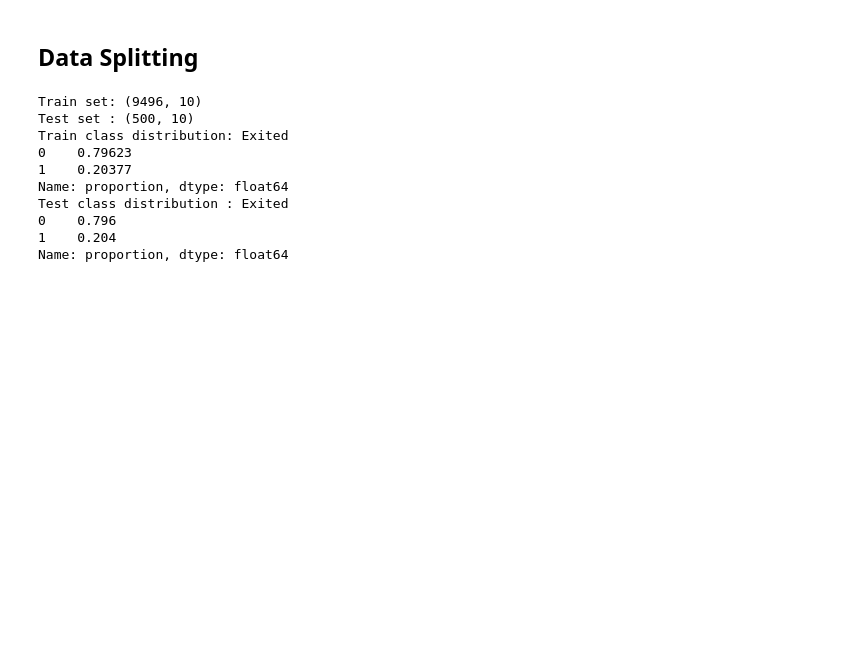
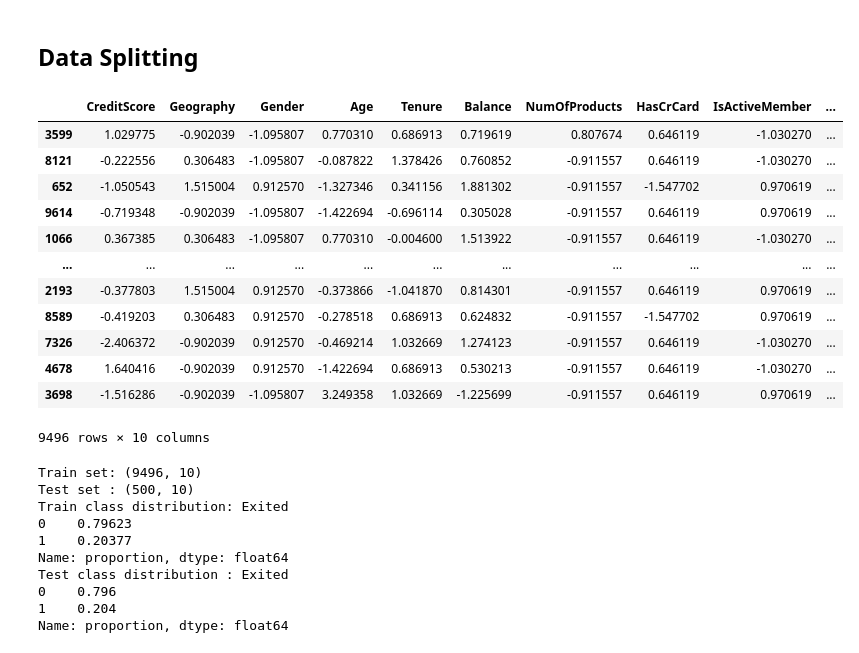
Before and after one commit to farkhanAdhitama/Eksperimen_SML_Muhammad-Farkhan-Adhitama, a Jupyter notebook: preprocessing/Eksperimen_Muhammad-Farkhan-Adhitama.ipynb, the cells around one changed output. Saved outputs shown, nothing was run; the diff lists cells and outputs as text; code cells hidden in the pictures; blank space fills up the shorter version.

```diff
--- a/preprocessing/Eksperimen_Muhammad-Farkhan-Adhitama.ipynb
+++ b/preprocessing/Eksperimen_Muhammad-Farkhan-Adhitama.ipynb
@@ -383,6 +383,22 @@ X_train, X_test, y_train, y_test = train_test_split(
     random_state=42,
     stratify=y
 )
+# %%
+X_train
+# %% [output]
+|  | CreditScore | Geography | Gender | Age | Tenure | Balance | NumOfProducts | HasCrCard | IsActiveMember | ... |
+| 3599 | 1.029775 | -0.902039 | -1.095807 | 0.770310 | 0.686913 | 0.719619 | 0.807674 | 0.646119 | -1.030270 | ... |
+| 8121 | -0.222556 | 0.306483 | -1.095807 | -0.087822 | 1.378426 | 0.760852 | -0.911557 | 0.646119 | -1.030270 | ... |
+| 652 | -1.050543 | 1.515004 | 0.912570 | -1.327346 | 0.341156 | 1.881302 | -0.911557 | -1.547702 | 0.970619 | ... |
+| 9614 | -0.719348 | -0.902039 | -1.095807 | -1.422694 | -0.696114 | 0.305028 | -0.911557 | 0.646119 | 0.970619 | ... |
+| 1066 | 0.367385 | 0.306483 | -1.095807 | 0.770310 | -0.004600 | 1.513922 | -0.911557 | 0.646119 | -1.030270 | ... |
+| ... | ... | ... | ... | ... | ... | ... | ... | ... | ... | ... |
+| 2193 | -0.377803 | 1.515004 | 0.912570 | -0.373866 | -1.041870 | 0.814301 | -0.911557 | 0.646119 | 0.970619 | ... |
+| 8589 | -0.419203 | 0.306483 | 0.912570 | -0.278518 | 0.686913 | 0.624832 | -0.911557 | -1.547702 | 0.970619 | ... |
+| 7326 | -2.406372 | -0.902039 | 0.912570 | -0.469214 | 1.032669 | 1.274123 | -0.911557 | 0.646119 | -1.030270 | ... |
+| 4678 | 1.640416 | -0.902039 | 0.912570 | -1.422694 | 0.686913 | 0.530213 | -0.911557 | 0.646119 | -1.030270 | ... |
+| 3698 | -1.516286 | -0.902039 | -1.095807 | 3.249358 | 1.032669 | -1.225699 | -0.911557 | 0.646119 | 0.970619 | ... |
+9496 rows × 10 columns
 # %%
 print("Train set:", X_train.shape)
 print("Test set :", X_test.shape)
```
Also changed, not shown: parts of 4 cells of this notebook, 3 other files.
